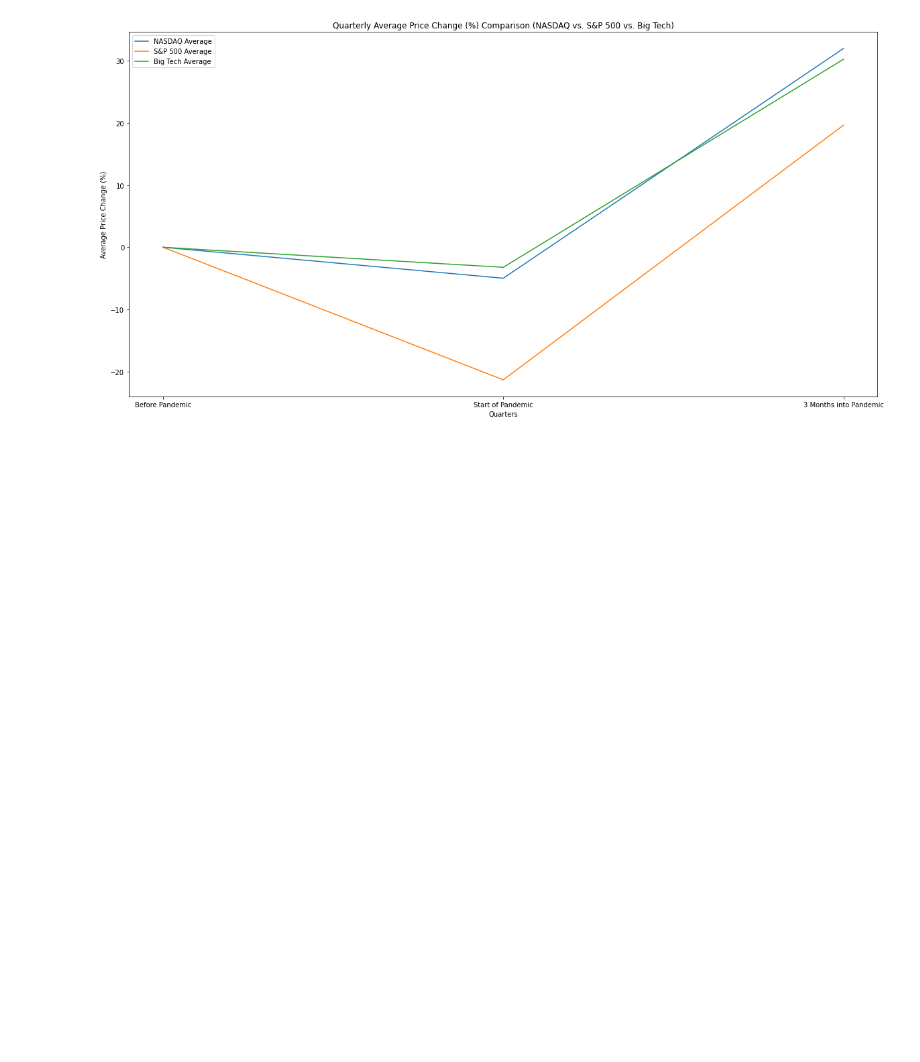
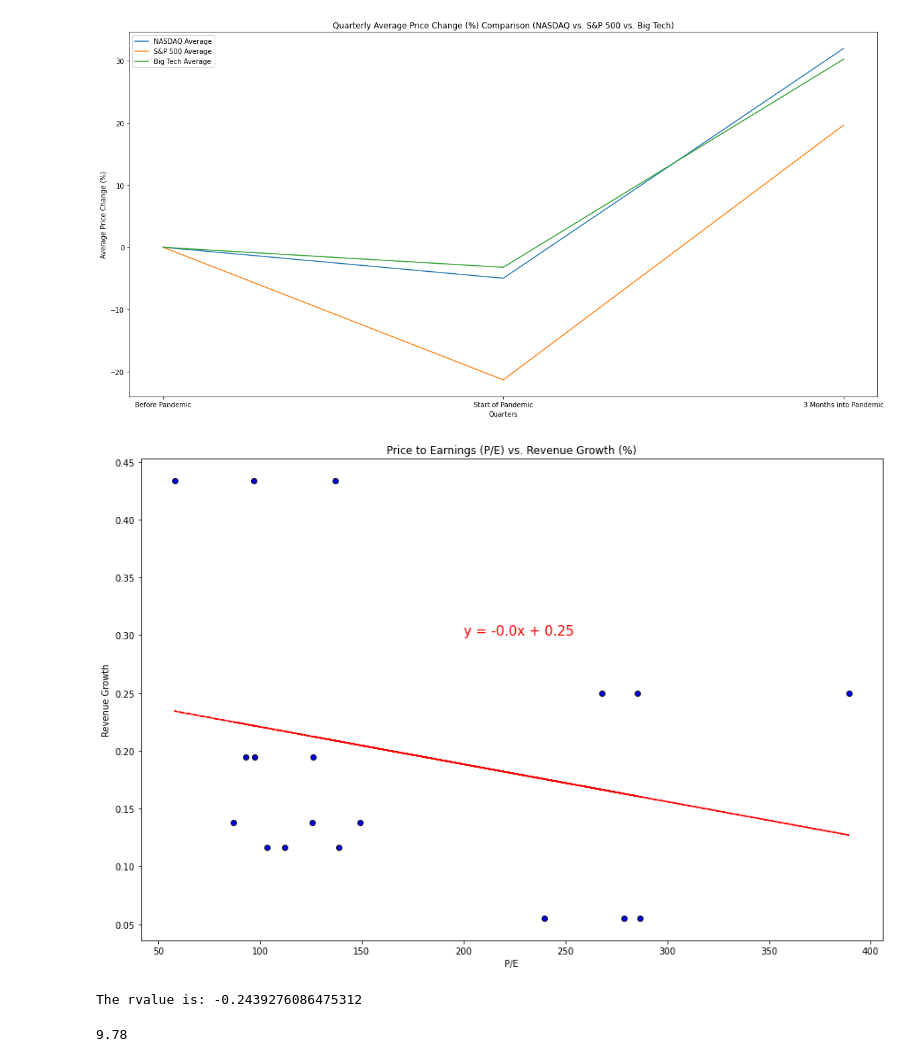
Before and after one commit to m1nsun9/Tech_Bubble_Analysis, a Jupyter notebook: Final_S&P_Data/S&P_Analysis.ipynb, the cells around one changed output. Cells and saved outputs as stored; diff of their text form; code cells hidden in the pictures; blank space fills up the shorter version.

Commit message:
added roe and revenue growth & p/e graphs

```diff
--- a/Final_S&P_Data/S&P_Analysis.ipynb
+++ b/Final_S&P_Data/S&P_Analysis.ipynb
@@ -256,3 +258,72 @@ plt.savefig('../graphs/price_change_comparison.png')
 plt.show()
 # %% [output]
 [figure]
+# %%
+# creating p/e and roe lists
+
+q1_pe = big_tech_df["Q1 P/E"].to_list()
+q2_pe = big_tech_df["Q2 P/E"].to_list()
+q3_pe = big_tech_df["Q3 P/E"].to_list()
+
+q1_rev = big_tech_df["Q1 Rev Growth"].to_list()
+q2_rev = big_tech_df["Q2 Rev Growth"].to_list()
+q3_rev = big_tech_df["Q3 Rev Growth"].to_list()
+
+final_pe = q1_pe + q2_pe + q3_pe
+final_rev = q1_rev + q1_rev + q1_rev
+# %%
+x_values = np.array(final_pe)
+y_values = np.array(final_rev)
+
+(slope, intercept, rvalue, pvalue, stderr) = linregress(x_values, y_values)
+regress_values = x_values * slope + intercept
+line_eq = "y = " + str(round(slope,2)) + "x + " + str(round(intercept,2))
+
+plt.subplots(figsize=(15,10))
+plt.scatter(x_values, y_values, edgecolors="black", facecolors="blue")
+plt.plot(x_values, regress_values, "r--")
+plt.annotate(line_eq,(200, 0.30),fontsize=15, color="red")
+plt.xlabel("P/E")
+plt.ylabel("Revenue Growth")
+plt.title("Price to Earnings (P/E) vs. Revenue Growth (%)")
+
+plt.savefig("../graphs/pe_rev_growth_snp.png")
+plt.show()
+print(f"The rvalue is: {rvalue}")
+# %% [output]
+[figure, added]
+The rvalue is: -0.2439276086475312
+# %%
+q1_ROE_nasdaq = clean_nasdaq_df["Q1 ROE"].to_list()
+avg_roe_q1 = round(sum(q1_ROE_nasdaq) / len(q1_ROE_nasdaq) * 100, 2)
+
+q2_ROE_nasdaq = clean_nasdaq_df["Q2 ROE"].to_list()
+avg_roe_q2 = round(sum(q2_ROE_nasdaq) / len(q2_ROE_nasdaq) * 100, 2)
+
+q3_ROE_nasdaq = clean_nasdaq_df["Q3 ROE"].to_list()
+avg_roe_q3 = round(sum(q3_ROE_nasdaq) / len(q3_ROE_nasdaq) * 100, 2)
+
+# S&P ROE
+
+q1_ROE_snp = clean_snp_df["Q1 ROE"].to_list()
+avg_roe_q1_snp = round(sum(q1_ROE_snp) / len(q1_ROE_snp) * 100, 2)
+
+q2_ROE_snp = clean_snp_df["Q2 ROE"].to_list()
+avg_roe_q2_snp = round(sum(q2_ROE_snp) / len(q2_ROE_snp) * 100, 2)
+
+q3_ROE_snp = clean_snp_df["Q3 ROE"].to_list()
+avg_roe_q3_snp = round(sum(q3_ROE_snp) / len(q3_ROE_snp) * 100, 2)
+
+# BIG TECH ROE
+
+big_tech_q1 = big_tech_df["Q1 ROE"].to_list()
+big_tech_q1_avg = round(sum(big_tech_q1) / len(big_tech_q1) * 100, 2)
+
+big_tech_q2 = big_tech_df["Q2 ROE"].to_list()
+big_tech_q2_avg = round(sum(big_tech_q2) / len(big_tech_q2) * 100, 2)
+
+big_tech_q3 = big_tech_df["Q3 ROE"].to_list()
+big_tech_q3_avg = round(sum(big_tech_q3) / len(big_tech_q3) * 100, 2)
+print(avg_roe_q3)
+# %% [output]
+9.78
```
Also changed, not shown: parts of 2 cells of this notebook, 2 other files.
